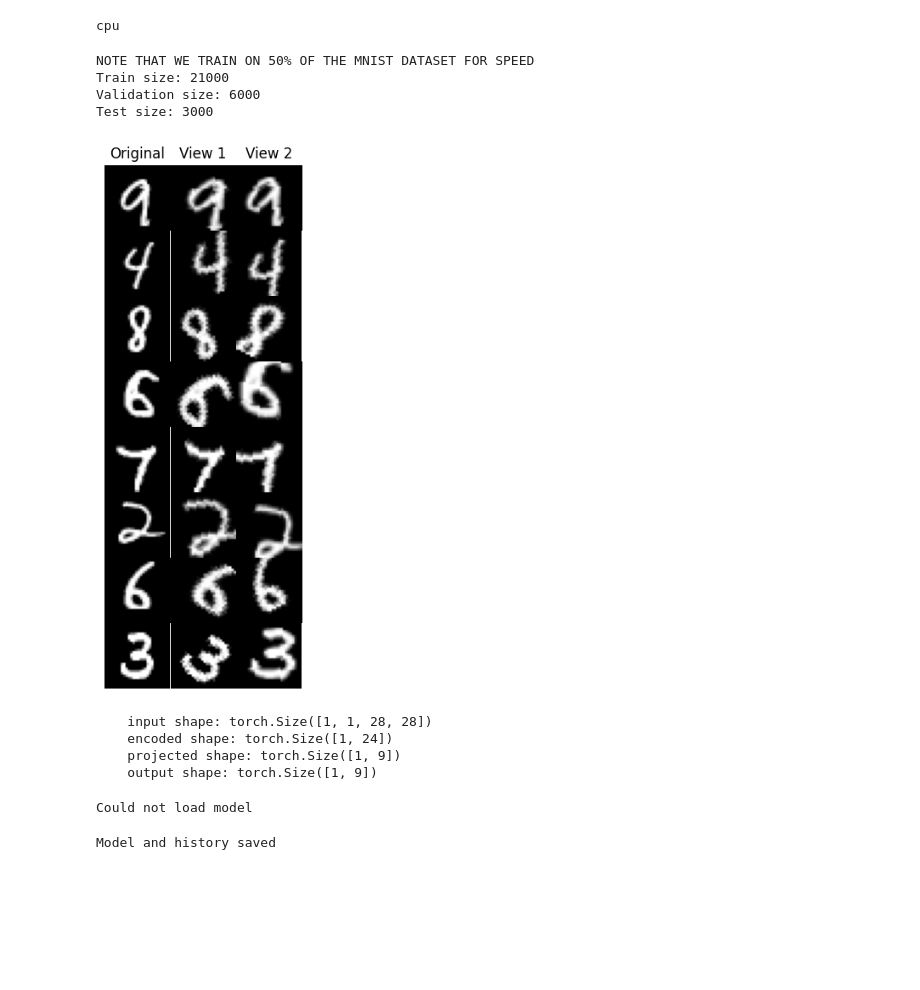
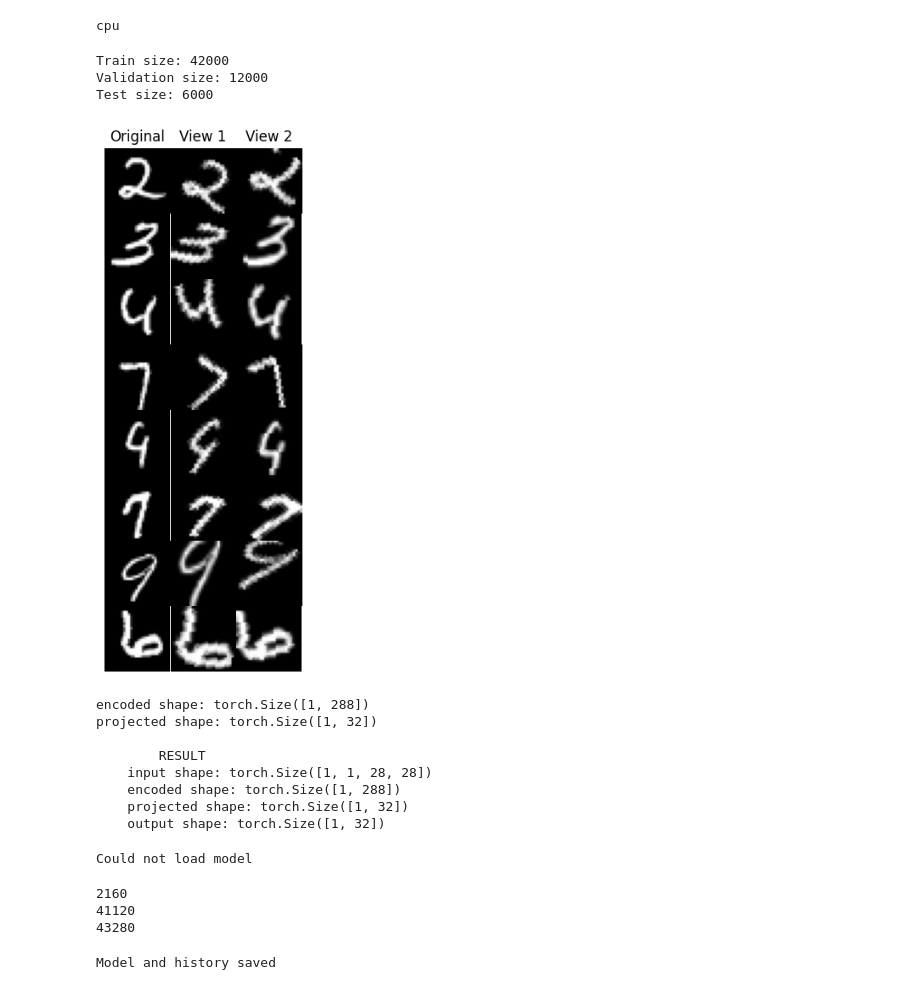
Before and after one commit to SergeiDBykov/self_supervised_halos, a Jupyter notebook: simCLR_MNIST/1_train_contrastive.ipynb, the cells around one changed output. Saved outputs shown, nothing was run; the diff lists cells and outputs as text; code cells hidden in the pictures; blank space fills up the shorter version.

```diff
--- a/simCLR_MNIST/1_train_contrastive.ipynb
+++ b/simCLR_MNIST/1_train_contrastive.ipynb
@@ -29,20 +29,30 @@ if device=='cuda':
     print(torch.cuda.get_device_properties(0).name)
 # %% [output]
 cpu
-# %%
-batch_size = 128
-
-print('NOTE THAT WE TRAIN ON 50% OF THE MNIST DATASET FOR SPEED')
-dataloader_train, _, dataloader_test = get_mnist_dataloaders(batch_size=batch_size, dataset_size=0.5)
-
-
-visualize_batch(dataloader_train, n= 8, transform=contrast_transforms)
-# %% [output]
-NOTE THAT WE TRAIN ON 50% OF THE MNIST DATASET FOR SPEED
-Train size: 21000
-Validation size: 6000
-Test size: 3000
-[figure, removed]
+# %%
+batch_size = 16
+
+dataloader_train, _, dataloader_test = get_mnist_dataloaders(batch_size=batch_size, dataset_size=1.0)
+
+
+
+# trainset = torchvision.datasets.MNIST(root='./data', train=True,
+#                                         download=True, transform=original_transform)
+# dataloader_train = torch.utils.data.DataLoader(trainset, batch_size=16,
+#                                           shuffle=True)
+
+# testset = torchvision.datasets.MNIST(root='./data', train=False,
+#                                        download=True, transform=original_transform)
+# dataloader_test = torch.utils.data.DataLoader(testset, batch_size=16,
+#                                          shuffle=False)
+
+
+visualize_batch(dataloader_train, n=8, transform=contrast_transforms)
+# %% [output]
+Train size: 42000
+Validation size: 12000
+Test size: 6000
+[figure, added]
 # %%
 class EncoderCNN(nn.Module):
 
@@ -50,11 +60,18 @@ class EncoderCNN(nn.Module):
         super(EncoderCNN, self).__init__()
 
         self.encoder = nn.Sequential(
-            nn.Conv2d(image_channels, 3, kernel_size=2, stride=2),
+            nn.Conv2d(image_channels, 16, kernel_size=2, stride=2),
+            nn.ReLU(),
+            #nn.MaxPool2d(kernel_size=2, stride=2),
+
+            nn.Conv2d(16, 32, kernel_size=2, stride=2),
             nn.ReLU(),
             nn.MaxPool2d(kernel_size=2, stride=2),
-            nn.Conv2d(3, 6, kernel_size=2, stride=3),
-            nn.ReLU(),
+
+            #nn.Conv2d(64, 128, kernel_size=2, stride=2),
+            #nn.ReLU(),
+            #nn.MaxPool2d(kernel_size=2, stride=2),
+
             nn.Flatten()
         )
 
@@ -64,13 +81,13 @@ class EncoderCNN(nn.Module):
 
 class ProjectionNN(nn.Module):
 
-    def __init__(self, input_size=24, output_size=9):
+    def __init__(self, input_size=288, hidden_size = 128, output_size=32):
         super(ProjectionNN, self).__init__()
 
         self.embedding = nn.Sequential(
-            nn.Linear(input_size, 128),
+            nn.Linear(input_size, hidden_size),
             nn.ReLU(),
-            nn.Linear(128, output_size)
+            nn.Linear(hidden_size, output_size)
         )
 
     def forward(self, x):
@@ -96,10 +113,14 @@ def test_shapes():
 
     x = torch.randn(1, 1, 28, 28)
     y_encoded = model.encoder(x)
+    print(f"encoded shape: {y_encoded.shape}")
     y_projected = model.projection(y_encoded)
+    print(f"projected shape: {y_projected.shape}")
     y = model(x)
 
+
     print(f"""
+        RESULT
     input shape: {x.shape}
     encoded shape: {y_encoded.shape}
     projected shape: {y_projected.shape}
@@ -108,9 +129,13 @@ def test_shapes():
 
 test_shapes()
 # %% [output]
+encoded shape: torch.Size([1, 288])
+projected shape: torch.Size([1, 32])
+
+        RESULT
     input shape: torch.Size([1, 1, 28, 28])
-    encoded shape: torch.Size([1, 24])
-    projected shape: torch.Size([1, 9])
-    output shape: torch.Size([1, 9])
+    encoded shape: torch.Size([1, 288])
+    projected shape: torch.Size([1, 32])
+    output shape: torch.Size([1, 32])
 # %%
 
@@ -142,4 +168,13 @@ criterion = SimCLRLoss(temperature=temperature, device=device)
 scheduler = torch.optim.lr_scheduler.StepLR(optimizer, step_size=10, gamma=0.5)
 # %% [output]
 Could not load model
+# %%
+#number of parameters
+print(sum(p.numel() for p in EncoderCNN().parameters()))
+print(sum(p.numel() for p in ProjectionNN().parameters()))
+print(sum(p.numel() for p in SimCLR().parameters()))
+# %% [output]
+2160
+41120
+43280
 # %%
```
Also changed, not shown: parts of 6 cells of this notebook, 4 other files.
